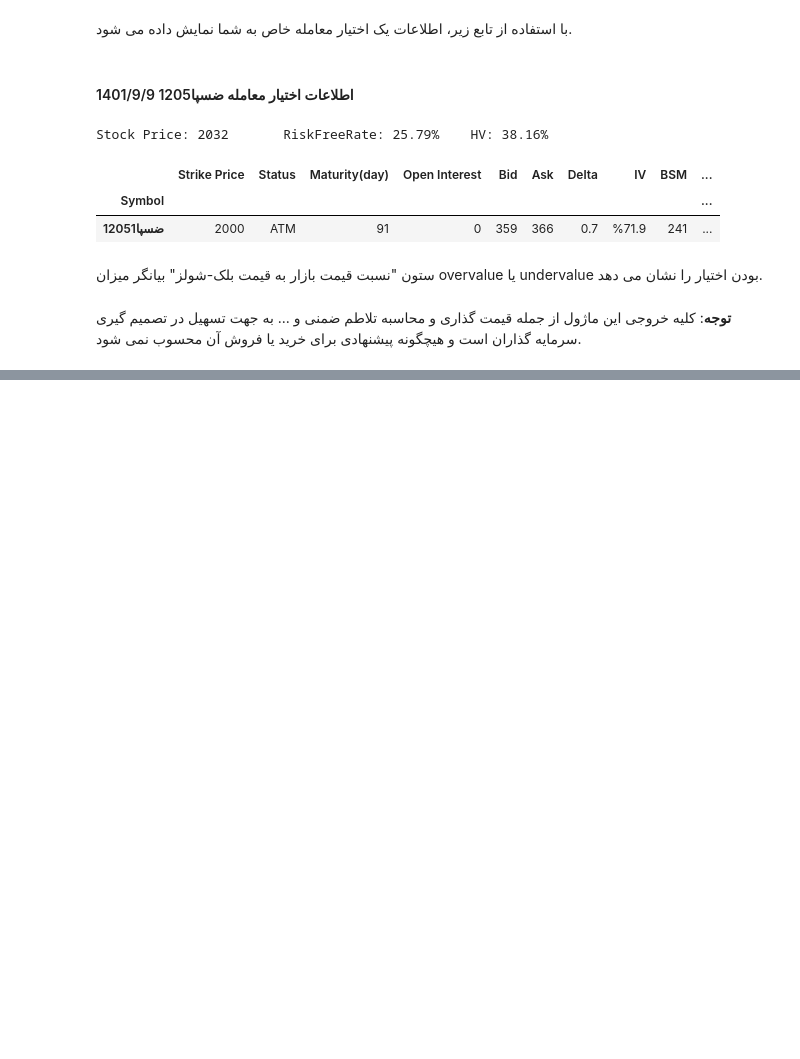
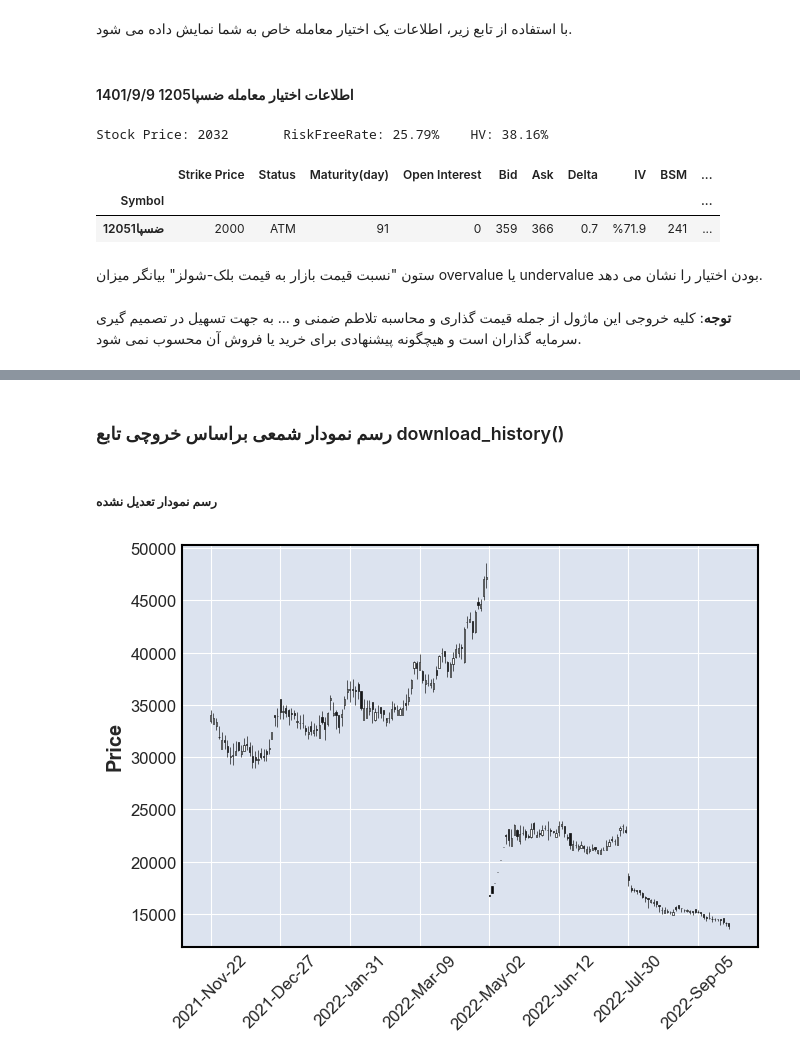
Before and after one commit to sm-sokout/tse-option, a Jupyter notebook: Example/Example.ipynb, the cells around one changed output, grey strips where cells are left out. Cells and saved outputs as stored; diff of their text form; code cells hidden in the pictures; blank space fills up the shorter version.

Commit message:
Added new examples
Added new examples about downloading stock history.

```diff
--- a/Example/Example.ipynb
+++ b/Example/Example.ipynb
@@ -80,0 +126,2 @@ Stock Price: 2032       RiskFreeRate: 25.79%    HV: 38.16%
+# %% [markdown]
+### رسم نمودار شمعی براساس خروچی تابع download_history()
@@ -80,0 +132,7 @@ Stock Price: 2032       RiskFreeRate: 25.79%    HV: 38.16%
+# %% [markdown]
+##### رسم نمودار تعدیل نشده
+# %%
+df = tso.download_history("شبریز", j_date=True, start="1400-09-01", end="1401-06-31")
+mpf.plot(df, type='candle') #رسم نمودار تعدیل نشده
+# %% [output]
+[figure, added]
```
Also changed, not shown: parts of 12 cells of this notebook.
